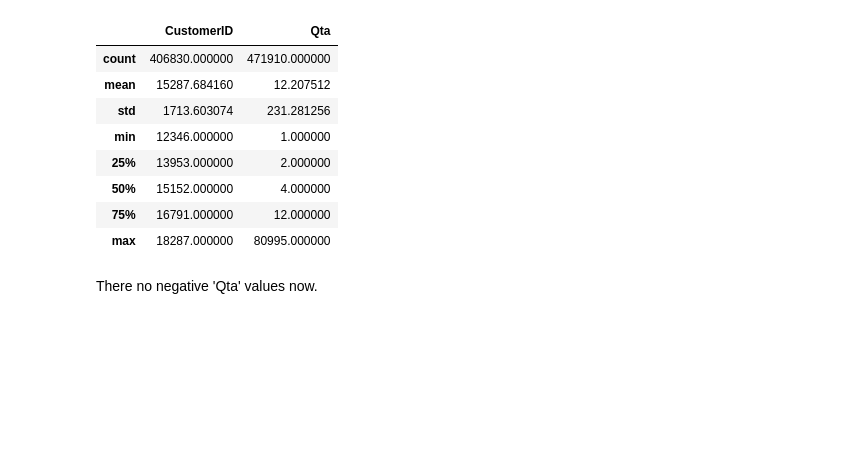
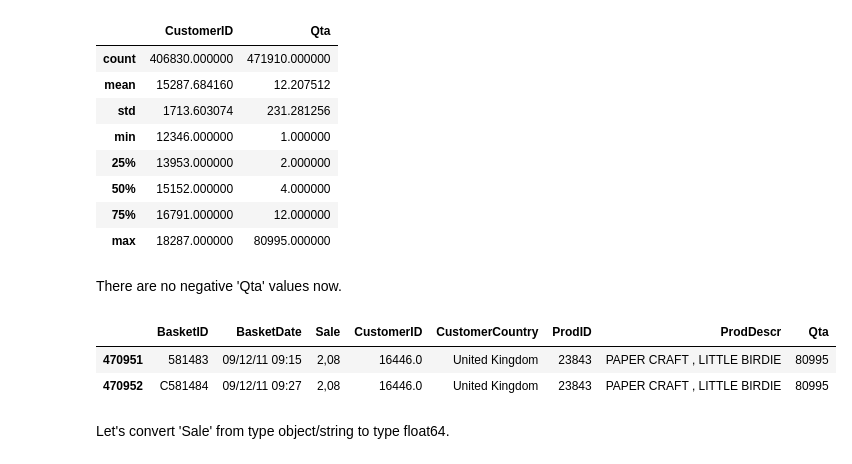
Before and after one commit to saramont/customer_supermarket_analysis, a Jupyter notebook: data_prep.ipynb, the cells around one changed output. Cells and saved outputs as stored; diff of their text form; code cells hidden in the pictures; blank space fills up the shorter version.

```diff
--- a/data_prep.ipynb
+++ b/data_prep.ipynb
@@ -406,4 +419,12 @@ df.describe()
 | 75% | 16791.000000 | 12.000000 |
 | max | 18287.000000 | 80995.000000 |
 # %% [markdown]
-There no negative 'Qta' values now.
+There are no negative 'Qta' values now.
+# %%
+df[df['Qta'] == 80995]
+# %% [output]
+|  | BasketID | BasketDate | Sale | CustomerID | CustomerCountry | ProdID | ProdDescr | Qta |
+| 470951 | 581483 | 09/12/11 09:15 | 2,08 | 16446.0 | United Kingdom | 23843 | PAPER CRAFT , LITTLE BIRDIE | 80995 |
+| 470952 | C581484 | 09/12/11 09:27 | 2,08 | 16446.0 | United Kingdom | 23843 | PAPER CRAFT , LITTLE BIRDIE | 80995 |
+# %% [markdown]
+Let's convert 'Sale' from type object/string to type float64.
```
Also changed, not shown: parts of 17 cells of this notebook.
